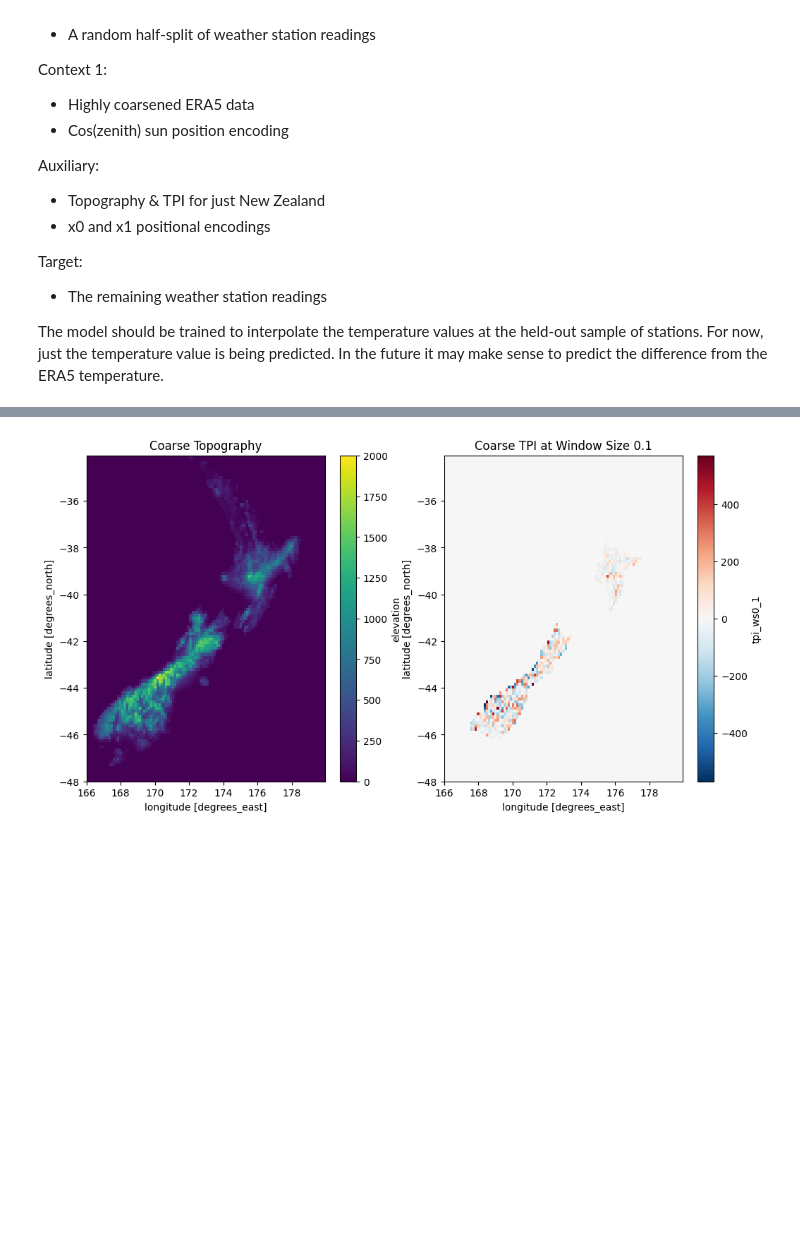
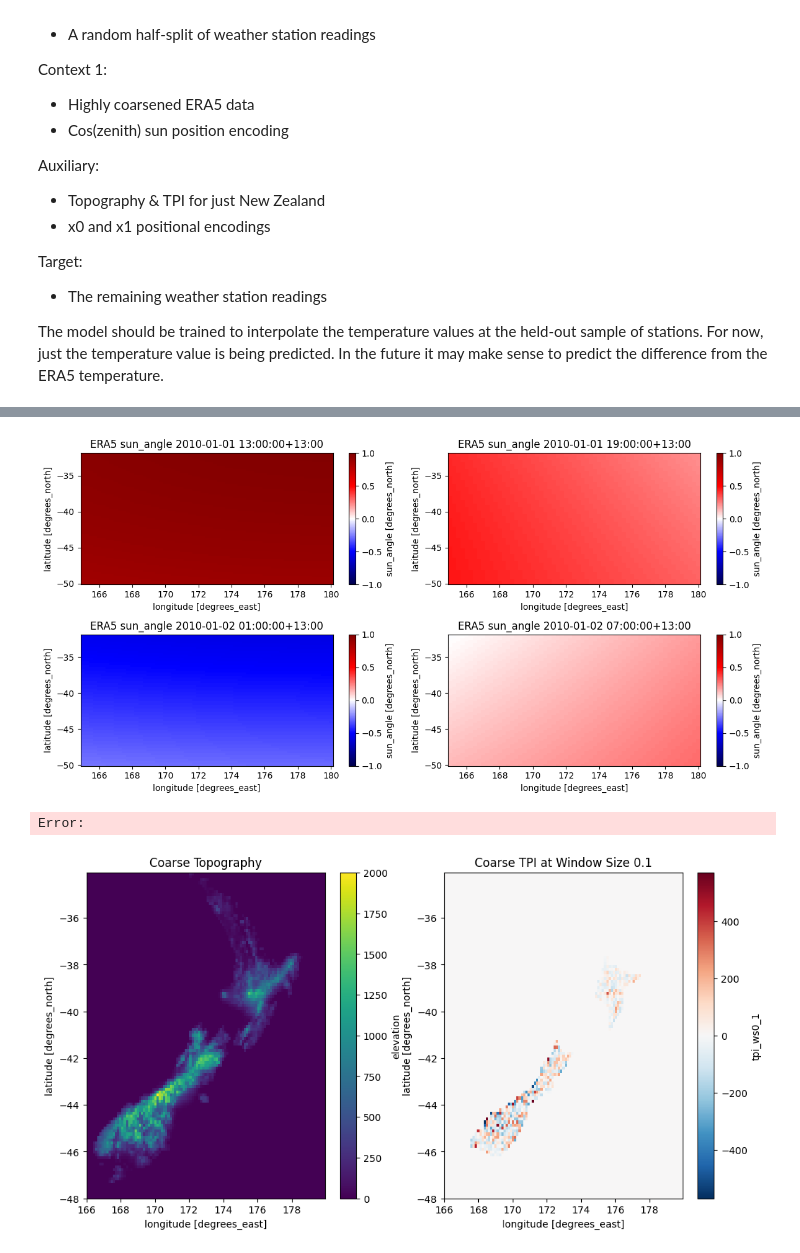
Before and after one commit to LennoxC/convcnp-assim-nz, a Jupyter notebook: notebooks/experiments/exp2_transfer_learning.ipynb, the cells around one changed output, grey strips where cells are left out. Saved outputs shown, nothing was run; the diff lists cells and outputs as text; code cells hidden in the pictures; blank space fills up the shorter version.

```diff
--- a/notebooks/experiments/exp2_transfer_learning.ipynb
+++ b/notebooks/experiments/exp2_transfer_learning.ipynb
@@ -173,3 +190,40 @@ plt.show()
+# %%
+# plot the sun angle to verify correctness
+debug_var = SUN_ANGLE
+
+# visual check of correctness for ERA5
+fig, ax = plt.subplots(2, 2, figsize=(12, 6))
+
+# convert to local time (Pacific/Auckland)
+datetimes = ["2010-01-01T00:00", "2010-01-01T06:00",
+             "2010-01-01T12:00", "2010-01-01T18:00"]
+
+datetimes_local = [
+    pd.to_datetime(dt).tz_localize("UTC").tz_convert("Pacific/Auckland")
+    for dt in datetimes
+]
+
+# strong day/night contrast colormap
+vmin, vmax = -1, 1
+cmap = "seismic" # high-contrast zero-centered diverging map
+
+p0 = era5_ds.sel(time=datetimes[0])[debug_var].plot(ax=ax[0, 0], vmin=vmin, vmax=vmax, cmap=cmap)
+ax[0, 0].set_title(f"ERA5 {debug_var} {datetimes_local[0]}")
+
+era5_ds.sel(time=datetimes[1])[debug_var].plot(ax=ax[0, 1], vmin=vmin, vmax=vmax, cmap=cmap)
+ax[0, 1].set_title(f"ERA5 {debug_var} {datetimes_local[1]}")
+
+era5_ds.sel(time=datetimes[2])[debug_var].plot(ax=ax[1, 0], vmin=vmin, vmax=vmax, cmap=cmap)
+ax[1, 0].set_title(f"ERA5 {debug_var} {datetimes_local[2]}")
+
+era5_ds.sel(time=datetimes[3])[debug_var].plot(ax=ax[1, 1], vmin=vmin, vmax=vmax, cmap=cmap)
+ax[1, 1].set_title(f"ERA5 {debug_var} {datetimes_local[3]}")
+
+plt.tight_layout()
+plt.show()
+# %% [output]
+[figure, added]
+Error:
 # %%
 # visual check of correctness for topography
 fig, ax = plt.subplots(1, 2, figsize=(12, 6))
```
Also changed, not shown: parts of 8 cells of this notebook, 3 other files.
